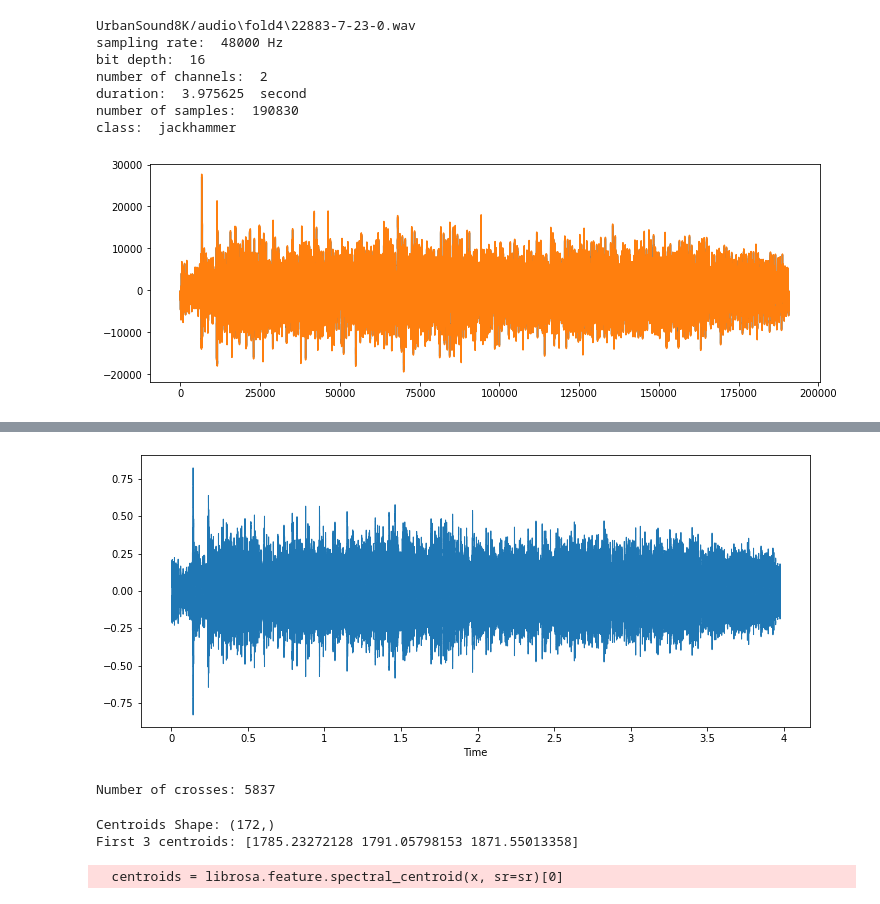
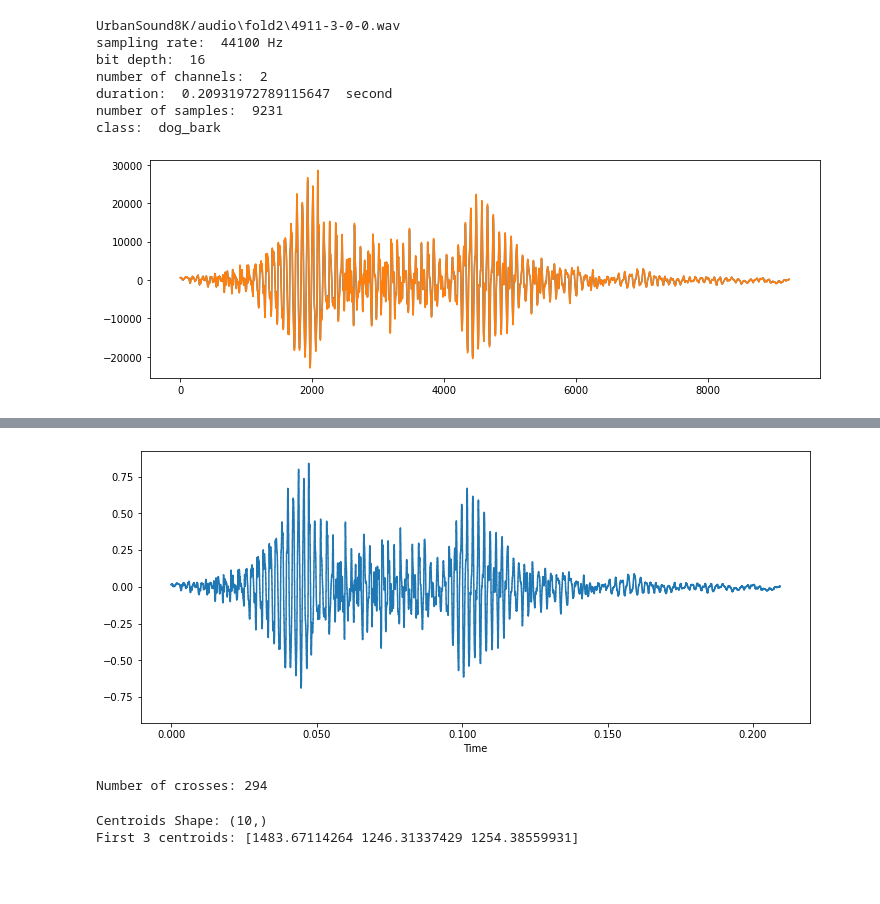
Before and after one commit to QuentinKlebaur/Projet_forage_de_donn-es, a Jupyter notebook: feature_extraction.ipynb, the cells around one changed output, grey strips where cells are left out. Cells and saved outputs as stored; diff of their text form; code cells hidden in the pictures; blank space fills up the shorter version.

Commit message:
script generation image

```diff
--- a/feature_extraction.ipynb
+++ b/feature_extraction.ipynb
@@ -34,26 +38,26 @@ def wav_plotter(full_path, class_label):
 # %%
 data = pd.read_csv("C:/Users/Ilyes/Desktop/UrbanSound8K.csv")
 pd.set_option('display.max_columns', None)
 base_url = "C:/Users/Ilyes/Desktop/"
 appended = []
 for i in range(1, 11):
     appended.append(data[data.fold == i]['class'].value_counts())
 
 class_distribution = pd.DataFrame(appended)
 class_distribution = class_distribution.reset_index()
 class_distribution['index'] = ["fold" + str(x) for x in range(1, 11)]
-path, label = path_class("22883-7-23-0.wav")
+path, label = path_class("4911-3-0-0.wav")
 print(path)
 wav_plotter(base_url + path, label)
 # %% [output]
-UrbanSound8K/audio\fold4\22883-7-23-0.wav
-sampling rate:  48000 Hz
+UrbanSound8K/audio\fold2\4911-3-0-0.wav
+sampling rate:  44100 Hz
 bit depth:  16
 number of channels:  2
-duration:  3.975625  second
-number of samples:  190830
-class:  jackhammer
+duration:  0.20931972789115647  second
+number of samples:  9231
+class:  dog_bark
-[figure, old version]
+[figure, new version]
 [interactive output not drawn]
 # %%
 # Extract the audio data (x) and the sample rate (sr).
@@ -70,17 +74,16 @@ plt.show()
 n_crossings = librosa.zero_crossings(x, pad=False)
 print(f'Number of crosses: {sum(n_crossings)}')
 # %% [output]
-[figure, old version]
+[figure, new version]
-Number of crosses: 5837
+Number of crosses: 294
 # %%
 centroids = librosa.feature.spectral_centroid(x, sr=sr)[0]
 
 print(f'Centroids Shape: {centroids.shape}')
 print(f'First 3 centroids: {centroids[:3]}')
 # %% [output]
-Centroids Shape: (172,)
-First 3 centroids: [1785.23272128 1791.05798153 1871.55013358]
+Centroids Shape: (10,)
+First 3 centroids: [1483.67114264 1246.31337429 1254.38559931]
-  centroids = librosa.feature.spectral_centroid(x, sr=sr)[0]
 # %%
 mfccs = librosa.feature.mfcc(x, sr=sr)
 print(f'MFFCs shape: {mfccs.shape}')
```
Also changed, not shown: parts of 6 cells of this notebook.
